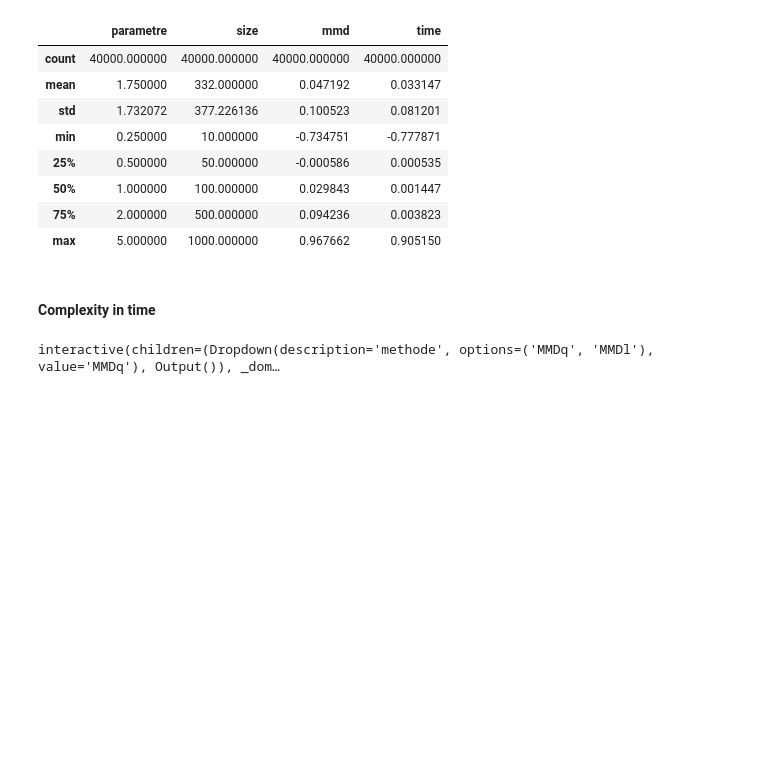
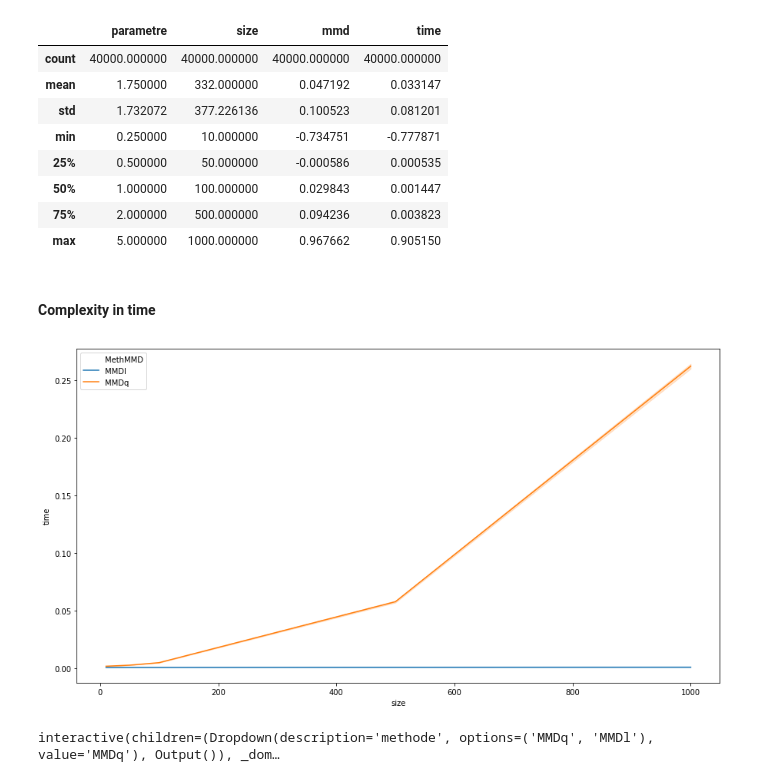
Before and after one commit to kronerte/Memoire, a Jupyter notebook: MMD for two sample test.ipynb, the cells around one changed output. Saved outputs shown, nothing was run; the diff lists cells and outputs as text; code cells hidden in the pictures; blank space fills up the shorter version.

```diff
--- a/MMD for two sample test.ipynb
+++ b/MMD for two sample test.ipynb
@@ -317,6 +317,11 @@ data_experiment.describe()
 | max | 5.000000 | 1000.000000 | 0.967662 | 0.905150 |
 # %% [markdown]
 #### Complexity in time
+# %%
+sea.lineplot(x='size',y='time',data=data_experiment, hue="MethMMD")
+plt.savefig("complexity_time.eps")
+# %% [output]
+[figure, added]
 # %%
 @interact(methode=["MMDq","MMDl"])
 def complexity(methode):
```
Also changed, not shown: parts of 12 cells of this notebook, 18 other files.
